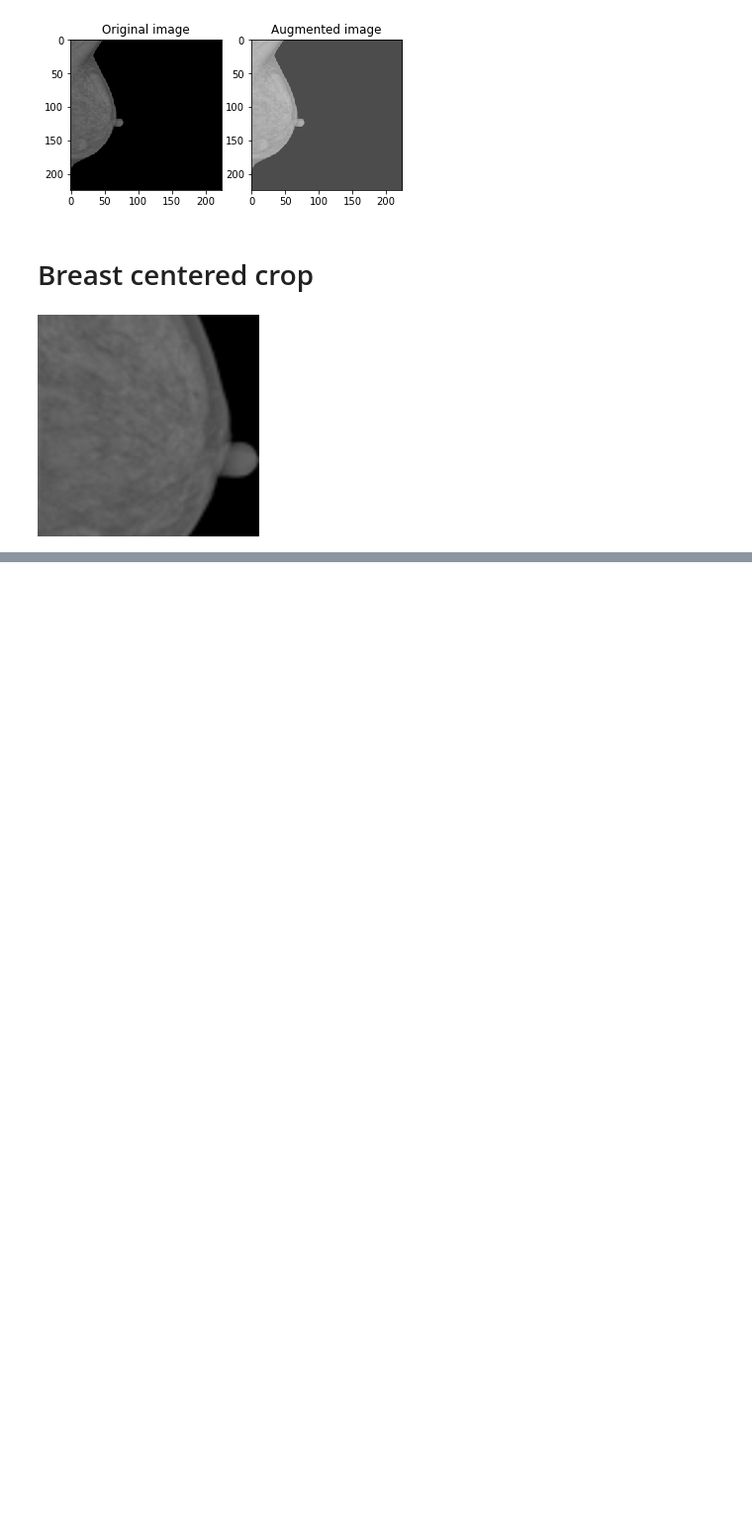
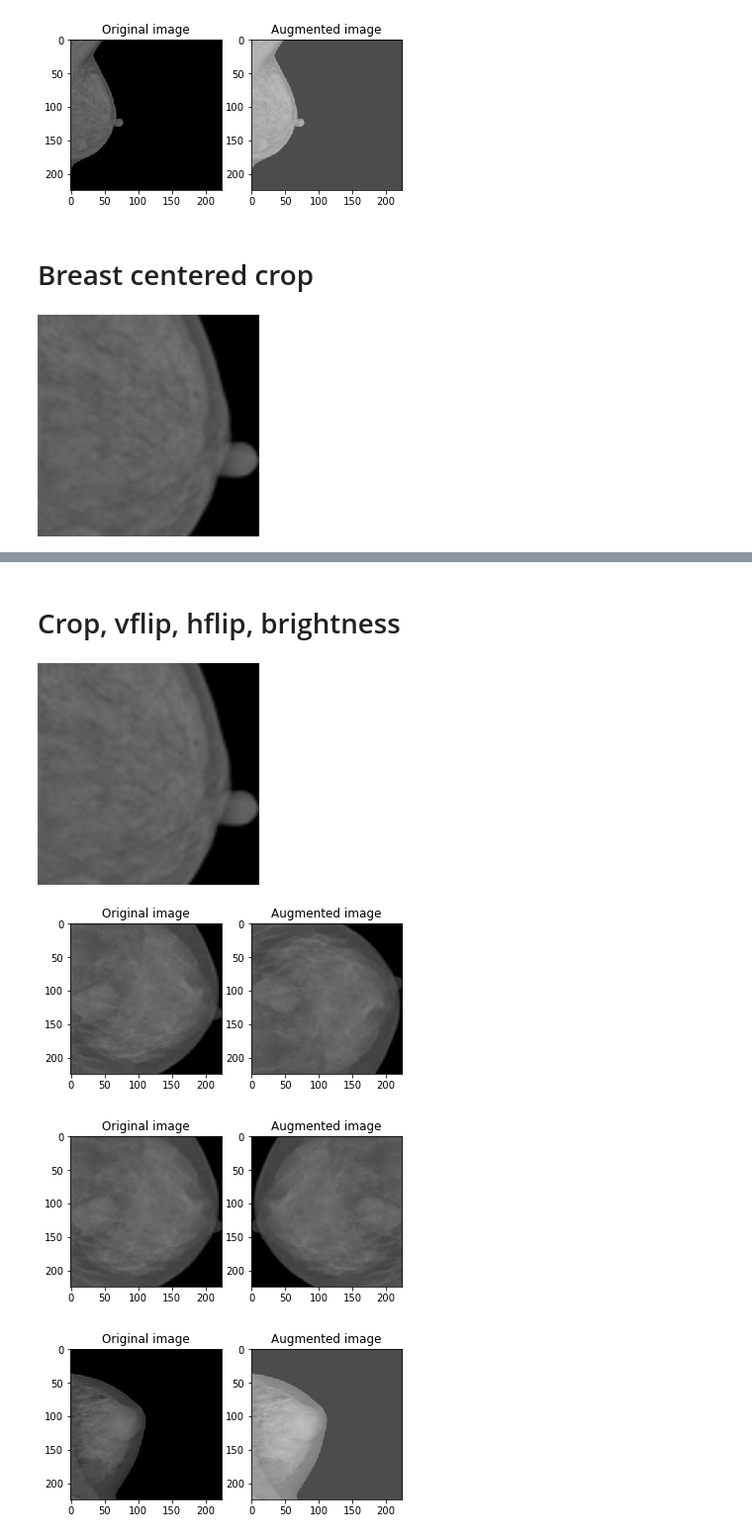
Before and after one commit to SalvatoreCognetta/BreastCancerDetection, a Jupyter notebook: create_augmented_data.ipynb, the cells around one changed output, grey strips where cells are left out. Shown: that part at 99% size. Saved outputs shown, nothing was run; the diff lists cells and outputs as text; code cells hidden in the pictures; blank space fills up the shorter version.

```diff
--- a/create_augmented_data.ipynb
+++ b/create_augmented_data.ipynb
@@ -248,0 +299,13 @@ generate_images(data_dir, train_dir, 'crop', tf.image.crop_to_bounding_box, [])
+# %% [markdown]
+# Crop, vflip, hflip, brightness
+# %%
+crop_vflip_hflip_brightness_train_dir =  train_dir+'crop_vflip_hflip_brightness/'
+generate_images(data_dir, crop_vflip_hflip_brightness_train_dir, 'crop', tf.image.crop_to_bounding_box, [])
+generate_images(crop_vflip_hflip_brightness_train_dir, crop_vflip_hflip_brightness_train_dir, 'vertical_flip', tf.image.flip_up_down, [], add_plain_dataset=False)
+generate_images(crop_vflip_hflip_brightness_train_dir, crop_vflip_hflip_brightness_train_dir, 'horizontal_flip', tf.image.flip_left_right, [], add_plain_dataset=False)
+generate_images(crop_vflip_hflip_brightness_train_dir, crop_vflip_hflip_brightness_train_dir, 'brightness', tf.image.adjust_brightness, [+0.3], add_plain_dataset=False)
+# %% [output]
+[figure, added]
+[figure, added]
+[figure, added]
+[figure, added]
```
Also changed, not shown: parts of 16 cells of this notebook.
